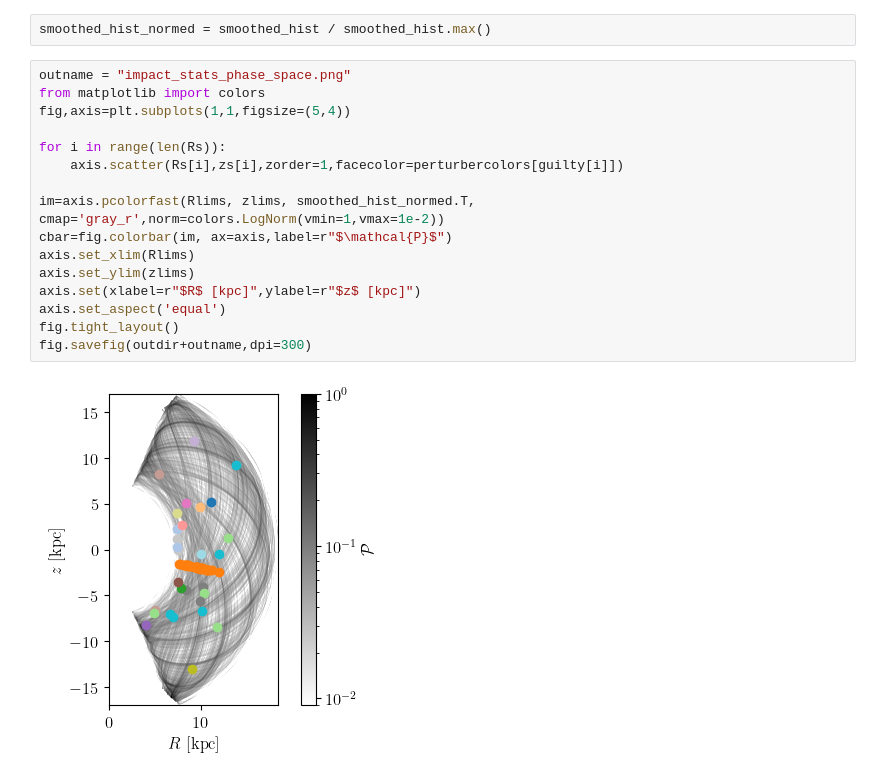
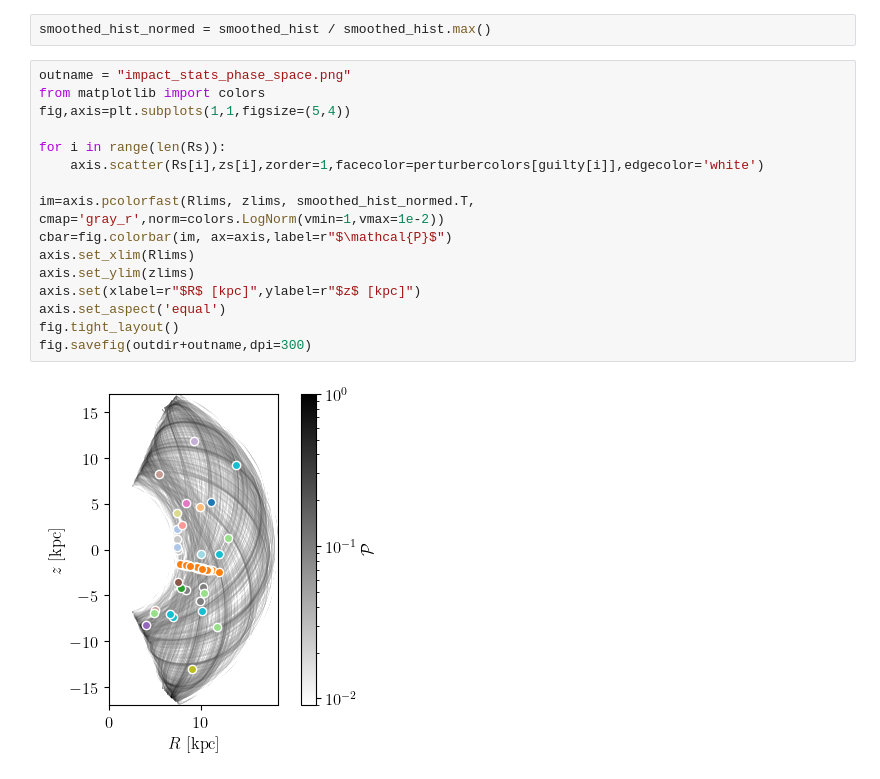
Before and after one commit to salvatore-ferrone/stream_analysis, a Jupyter notebook: figures/perturber_statistics.ipynb, the cells around one changed output. Drawn from its saved outputs; the diff is of its cells as text.

Commit message:
added white borders to markers

```diff
--- a/figures/perturber_statistics.ipynb
+++ b/figures/perturber_statistics.ipynb
@@ -400,18 +398,18 @@ smoothed_hist_normed = smoothed_hist / smoothed_hist.max()
 # %%
 outname = "impact_stats_phase_space.png"
 from matplotlib import colors
 fig,axis=plt.subplots(1,1,figsize=(5,4))
 
 for i in range(len(Rs)):
-    axis.scatter(Rs[i],zs[i],zorder=1,facecolor=perturbercolors[guilty[i]])
+    axis.scatter(Rs[i],zs[i],zorder=1,facecolor=perturbercolors[guilty[i]],edgecolor='white')
 
 im=axis.pcolorfast(Rlims, zlims, smoothed_hist_normed.T, cmap='gray_r',norm=colors.LogNorm(vmin=1,vmax=1e-2))
 cbar=fig.colorbar(im, ax=axis,label=r"$\mathcal{P}$")
 axis.set_xlim(Rlims)
 axis.set_ylim(zlims)
 axis.set(xlabel=r"$R$ [kpc]",ylabel=r"$z$ [kpc]")
 axis.set_aspect('equal')
 fig.tight_layout()
 fig.savefig(outdir+outname,dpi=300)
 # %% [output]
-[figure, old version]
+[figure, new version]
```
Also changed, not shown: parts of 4 cells of this notebook, 5 other files.
